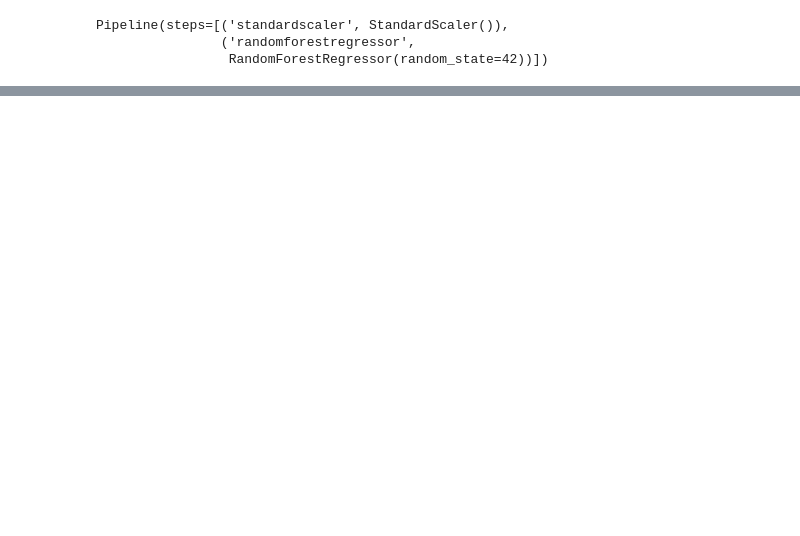
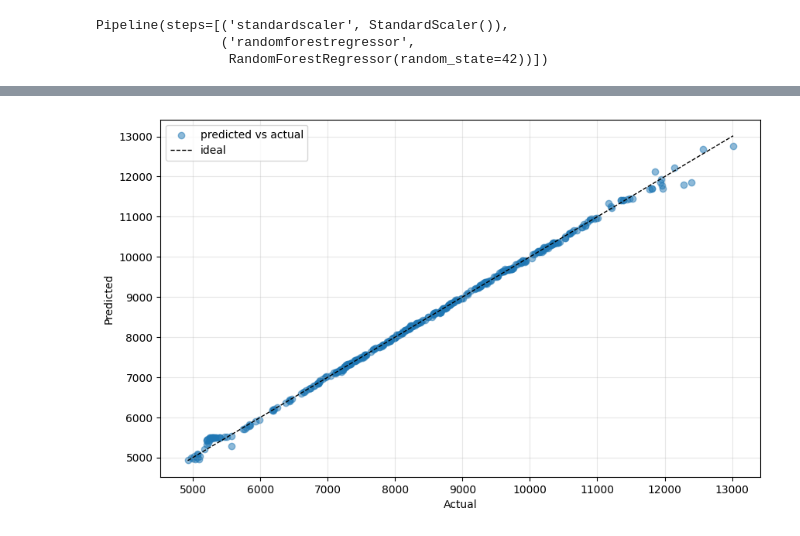
Before and after one commit to anjun-c/ml-stock-prediction, a Jupyter notebook: src/predict.ipynb, the cells around one changed output, grey strips where cells are left out. Cells and saved outputs as stored; diff of their text form; code cells hidden in the pictures; blank space fills up the shorter version.

```diff
--- a/src/predict.ipynb
+++ b/src/predict.ipynb
@@ -22,10 +47,8 @@ if 'Date' in data.columns:
 	data['Date'] = pd.to_datetime(data['Date'])
 	data.set_index('Date', inplace=True)
 
-features = ['Open', 'High', 'Low', 'Volume']
-target = 'Close'
-
-data.dropna(inplace=True)
+features = ['Open', 'Close', 'High', 'Low', 'Volume']
+target = 'Target'
 
 X = data[features]
 y = data[target]
@@ -46,6 +69,11 @@ Pipeline(steps=[('standardscaler', StandardScaler()),
                  RandomForestRegressor(random_state=42))])
 # %%
 y_val_pred = model.predict(X_val)
+# %%
+y_val_pred = pd.Series(y_val_pred, index=y_val.index)
+
+y_val.to_csv('y_val.csv')
+y_val_pred.to_csv('y_val_pred.csv')
 # %%
 val_mse = mean_squared_error(y_val, y_val_pred)
 val_r2 = r2_score(y_val, y_val_pred)
@@ -58,3 +86,15 @@ Validation R^2: 0.9914002147458768
+# %%
+plt.figure(figsize=(10, 6))
+plt.scatter(y_val, y_val_pred, alpha=0.5, label='predicted vs actual')
+plt.plot([y_val.min(), y_val.max()], [y_val.min(), y_val.max()], 'k--', lw=1, label='ideal')
+
+plt.xlabel('Actual')
+plt.ylabel('Predicted')
+plt.legend()
+plt.grid(alpha=0.3)
+plt.show()
+# %% [output]
+[figure, added]
 # %%
 import requests
 
```
Also changed, not shown: parts of 6 cells of this notebook, 2 other files.
